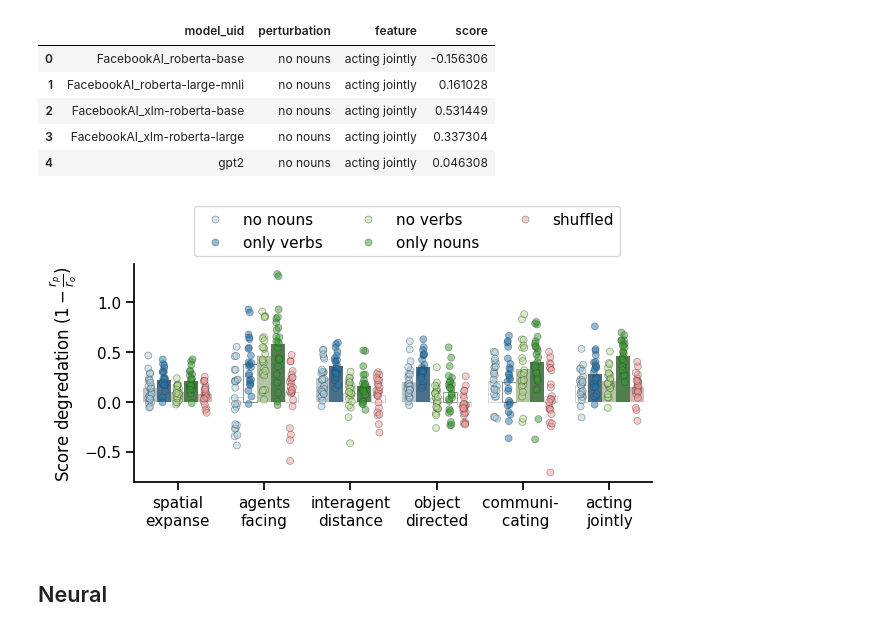
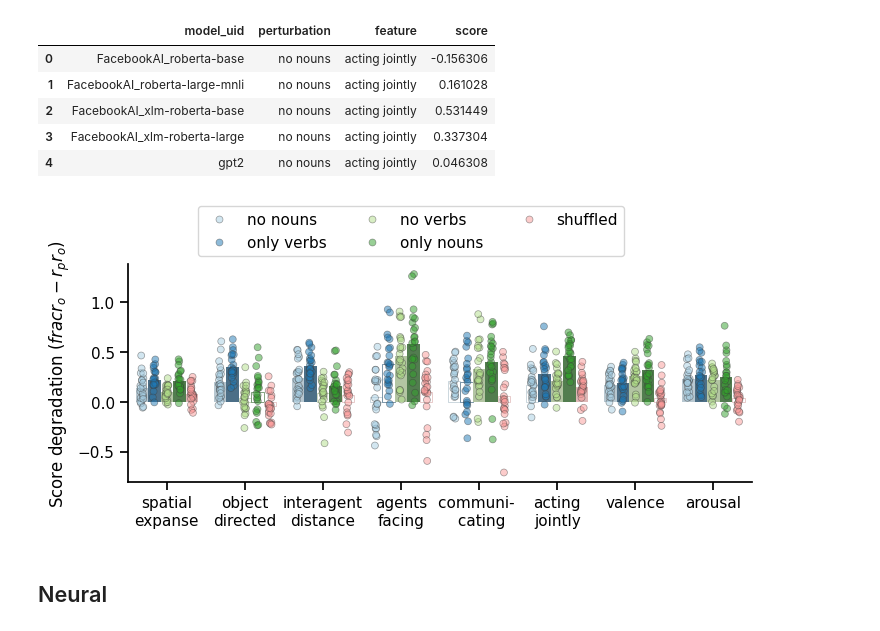
Before and after one commit to Isik-lab/SIfMRI_modeling, a Jupyter notebook: notebooks/model_class_averaging.ipynb, the cells around one changed output. Drawn from its saved outputs; the diff is of its cells as text; code cells hidden in the pictures.

Commit message:
plotting

```diff
--- a/notebooks/model_class_averaging.ipynb
+++ b/notebooks/model_class_averaging.ipynb
@@ -95,12 +95,11 @@ behavior_reliability = pd.read_csv(f'../data/interim/ReorganizeBehavior/metadata
 behavior_reliability.replace(feature_naming(behavior_reliability.feature.unique()), inplace=True)
 if cut_emotion:
     annotated_features = ["spatial expanse", "agents facing", "interagent distance",
-                      "object directed", "communicating", "acting jointly",
-                      "valence", "arousal"]
+                          "object directed", "communicating", "acting jointly"]
     behavior_reliability = behavior_reliability.loc[~behavior_reliability.feature.isin(['valence',
                                                                                         'arousal'])].reset_index(drop=True)
     behavior_reliability['feature'] = pd.Categorical(behavior_reliability['feature'],
-                                                     categories=annotated_features[:-2], ordered=True)
+                                                     categories=annotated_features, ordered=True)
 else:
     annotated_features = ["spatial expanse", "object directed",
                           "interagent distance", "agents facing",
@@ -140,7 +141,7 @@ stats = pd.DataFrame(stats)
 stats['perturbation'] = pd.Categorical(stats['perturbation'], categories=['original']+perturbations, ordered=True)
 if cut_emotion:
     stats = stats.loc[~stats.feature.isin(['valence', 'arousal'])].reset_index(drop=True)
-    stats['feature'] = pd.Categorical(stats['feature'], categories=annotated_features[:-2], ordered=True)
+    stats['feature'] = pd.Categorical(stats['feature'], categories=annotated_features, ordered=True)
 else:
     stats['feature'] = pd.Categorical(stats['feature'], categories=annotated_features, ordered=True)
 stats = stats.sort_values(by=['perturbation', 'feature']).reset_index(drop=True)
@@ -163,8 +184,7 @@ df['feature'] = df['feature'].replace(feature_naming(df.feature.unique()))
 df['perturbation'] = pd.Categorical(df['perturbation'], categories=['original']+perturbations, ordered=True)
 if cut_emotion:
     df = df.loc[~df.feature.isin(['valence', 'arousal'])].reset_index(drop=True)
-    df['feature'] = pd.Categorical(df['feature'], categories=annotated_features[:-2], ordered=True)
-else:
-    df['feature'] = pd.Categorical(df['feature'], categories=annotated_features, ordered=True)
+
+df['feature'] = pd.Categorical(df['feature'], categories=annotated_features, ordered=True)
 df.feature.unique()
 # %% [output]
@@ -190,9 +210,7 @@ ratio_df = pd.DataFrame(ratio_df)
 ratio_df['perturbation'] = pd.Categorical(ratio_df['perturbation'], categories=perturbations, ordered=True)
 if cut_emotion:
     ratio_df = ratio_df.loc[~ratio_df.feature.isin(['valence', 'arousal'])].reset_index(drop=True)
-    ratio_df['feature'] = pd.Categorical(ratio_df['feature'], categories=annotated_features[:-2], ordered=True)
-else:
-    ratio_df['feature'] = pd.Categorical(ratio_df['feature'], categories=annotated_features, ordered=True)
+ratio_df['feature'] = pd.Categorical(ratio_df['feature'], categories=annotated_features, ordered=True)
 ratio_df.head()
 # %% [output]
 |  | model_uid | perturbation | feature | score |
@@ -260,16 +278,16 @@ def plot_perturbation_summary(df_, category, stats=None,
 # %%
 if cut_emotion:
     out_file = '../reports/figures/ResultsSummary/behavior_pertubations_noemotion.pdf'
     figsize=(6.5,3.8)
 else:
     out_file = '../reports/figures/ResultsSummary/behavior_pertubations.pdf'
     figsize=(7.5,3.8)
 plot_perturbation_summary(ratio_df, 'feature',# reliability_=behavior_reliability,
-                          stats=stats, y_label='Score degredation ($1 - \\frac{r_p}{r_o}$)',
+                          stats=stats, y_label='Score degradation ($frac{r_o - r_p}{r_o}$)',
                           y_var='score', figsize=figsize,
                           out_file=out_file)
 # %% [output]
-[figure, old version]
+[figure, new version]
 # %% [markdown]
 ## Neural
 # %% [markdown]
```
Also changed, not shown: parts of 14 cells of this notebook, 6 other files.
